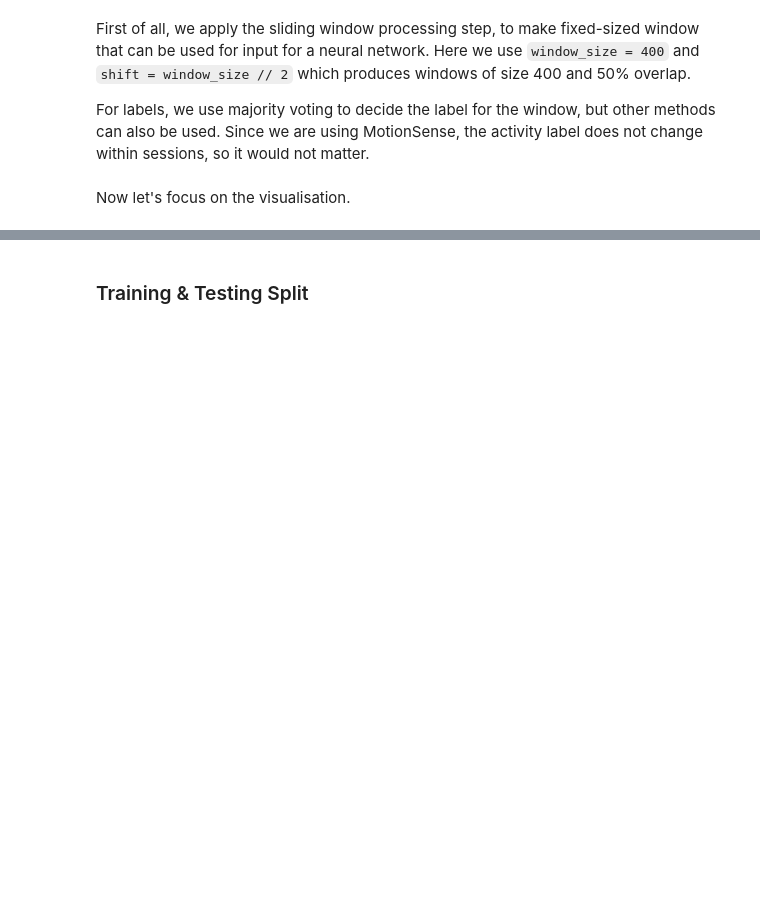
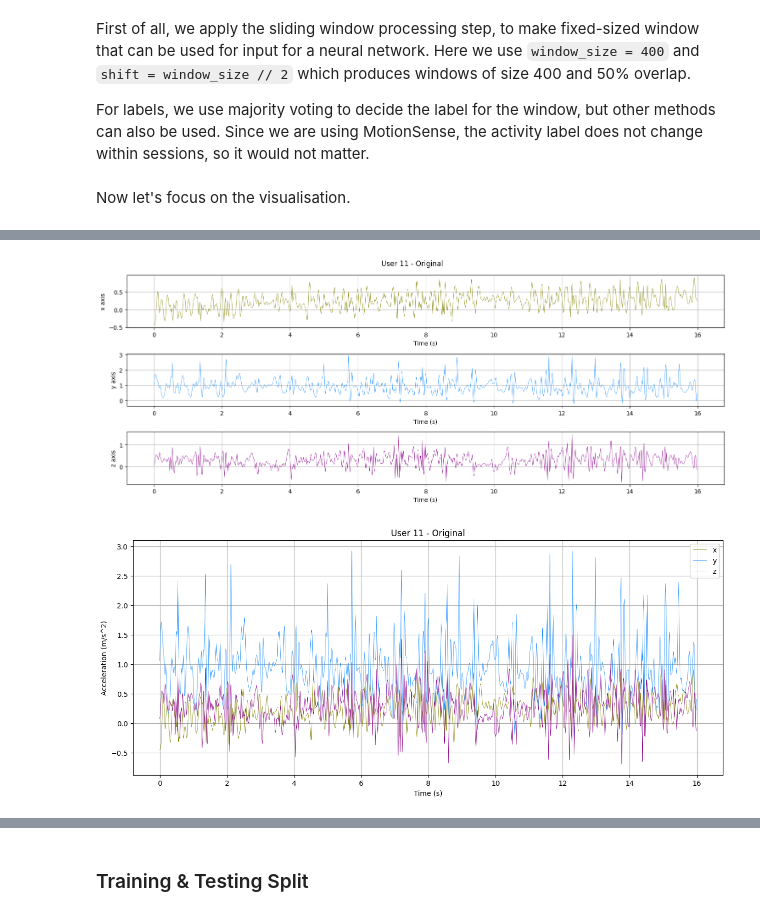
Before and after one commit to LauraWenderoth/L349, a Jupyter notebook: Copy_of_MH_Assignment_2_2023_24.ipynb, the cells around one changed output, grey strips where cells are left out. Drawn from its saved outputs; the diff is of its cells as text; code cells hidden in the pictures; blank space fills up the shorter version.

```diff
--- a/Copy_of_MH_Assignment_2_2023_24.ipynb
+++ b/Copy_of_MH_Assignment_2_2023_24.ipynb
@@ -312,4 +375,7 @@ for user_id in user_datasets_windowed:
 # %%
 user_id = 11
-plot_accelerometer_timeseries(user_split_datasets[user_id][0][0][:800], f"User {user_id} - Original", figsize=(15,3))
+plot_accelerometer_timeseries(user_split_datasets[user_id][0][0][:800], f"User {user_id} - Original", figsize=(15,6))
+# %% [output]
+[figure, added]
+[figure, added]
 # %%
```
Also changed, not shown: parts of 55 cells of this notebook.
